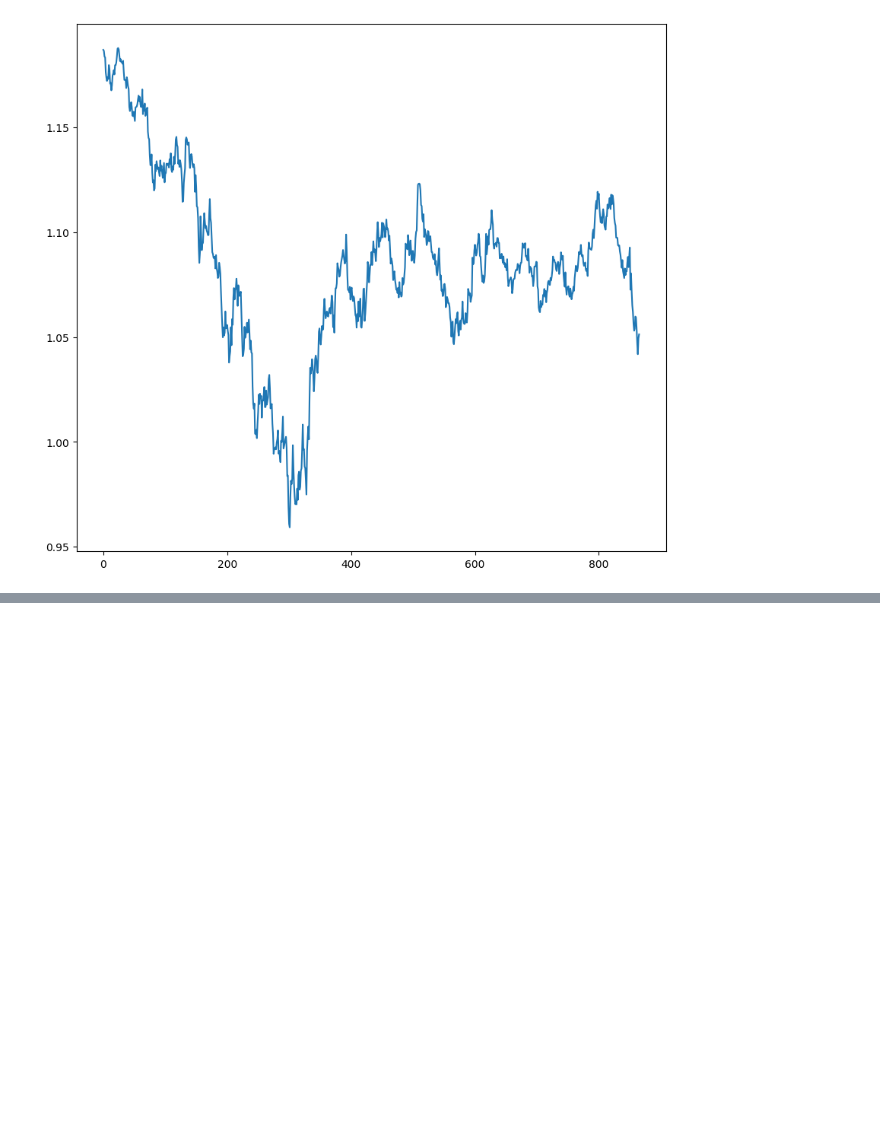
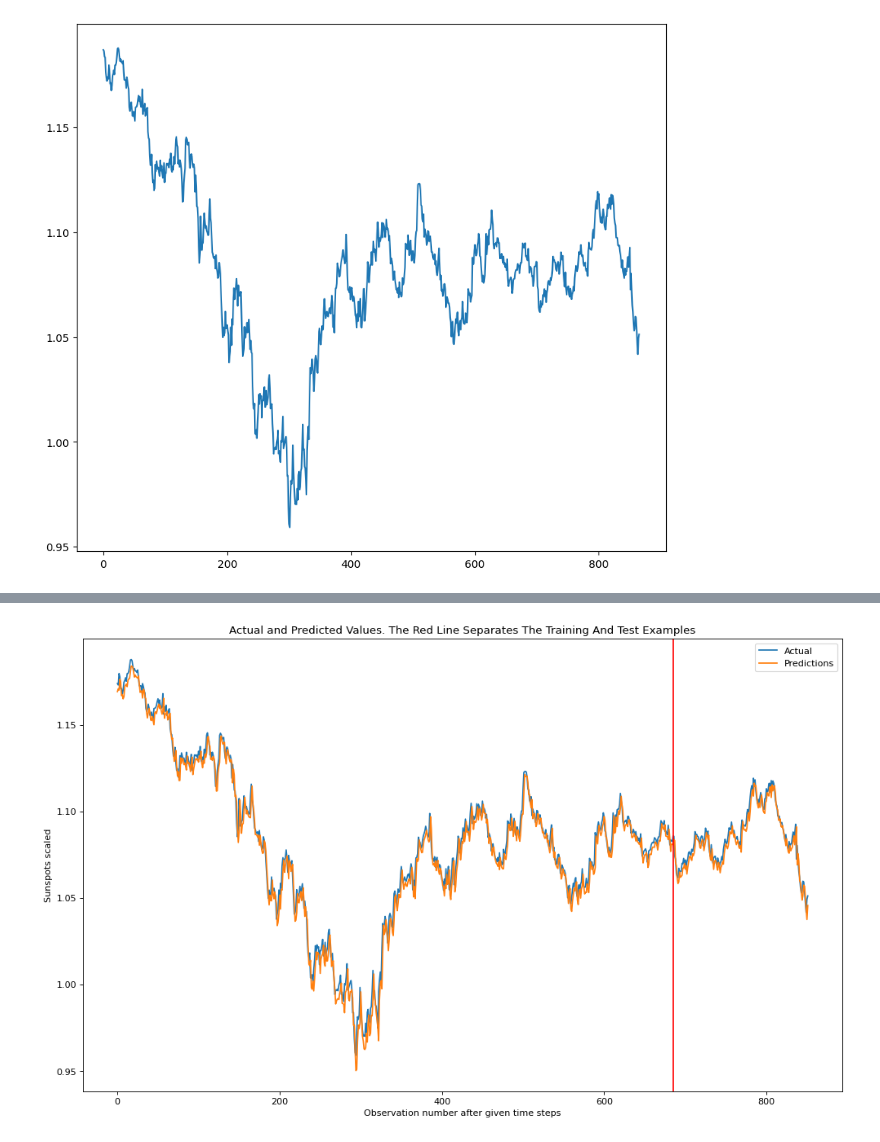
Before and after one commit to 8ReTid8/Nitid_machine_learn, a Jupyter notebook: test.ipynb, the cells around one changed output, grey strips where cells are left out. Cells and saved outputs as stored; diff of their text form; code cells hidden in the pictures; blank space fills up the shorter version.

```diff
--- a/test.ipynb
+++ b/test.ipynb
@@ -132,0 +163,17 @@ Epoch 10/10
+# %%
+xxx = testX[155].reshape(1,7,1)
+yy = model.predict(xxx)
+print(xxx)
+print('actual output', testY[155])
+print('predict output', yy)
+
+from sklearn.metrics import mean_squared_error
+
+train_predict = model.predict(trainX)
+test_predict = model.predict(testX)
+# print(test_predict)
+# print(len(test_predict[0]))
+train_rmse = mean_squared_error(trainY, train_predict)
+test_rmse = mean_squared_error(testY, test_predict)
+print('Train RMSE: %.10f RMSE' % (train_rmse))
+print('Test RMSE: %.10f RMSE' % (test_rmse))
@@ -132,0 +195,17 @@ Epoch 10/10
+# %%
+def plot_result(trainY, testY, train_predict, test_predict):
+    actual = np.append(trainY, testY)
+    predictions = np.append(train_predict, test_predict)
+    rows = len(actual)
+    plt.figure(figsize=(15, 9), dpi=80)
+    plt.plot(range(rows), actual)
+    plt.plot(range(rows), predictions)
+    plt.axvline(x=len(trainY), color='r')
+    plt.legend(['Actual', 'Predictions'])
+    plt.xlabel('Observation number after given time steps')
+    plt.ylabel('Sunspots scaled')
+    plt.title('Actual and Predicted Values. The Red Line Separates The Training And Test Examples')
+
+plot_result(trainY, testY, train_predict, test_predict)
+# %% [output]
+[figure, added]
```
Also changed, not shown: parts of 6 cells of this notebook.
